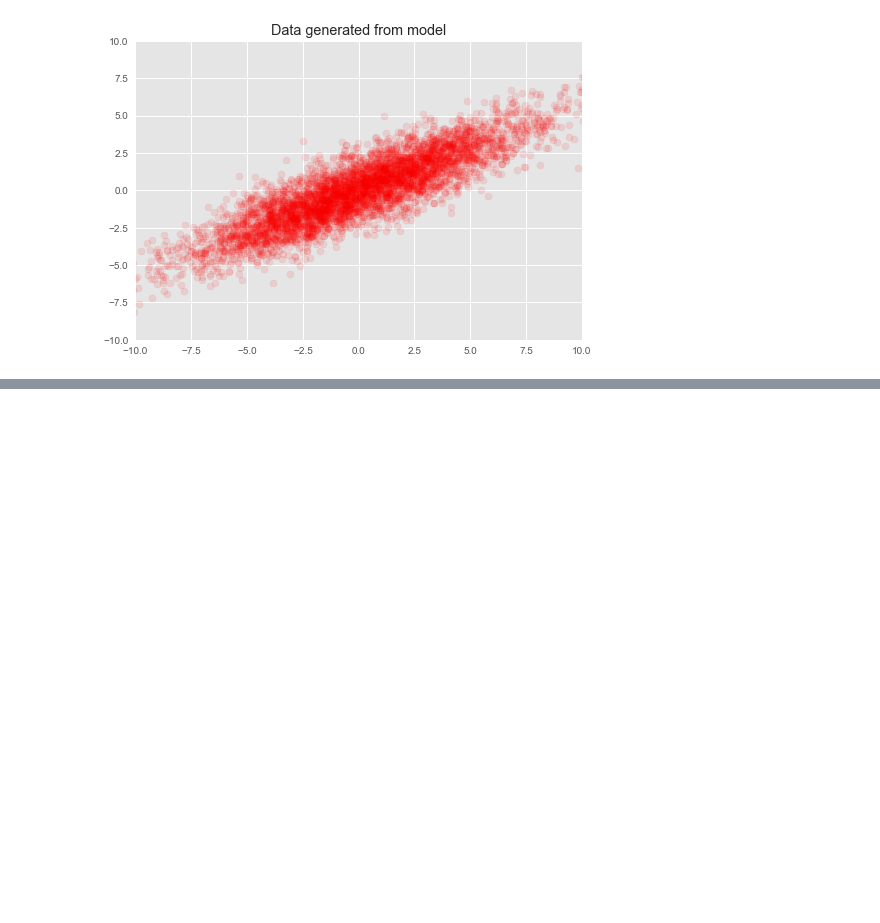
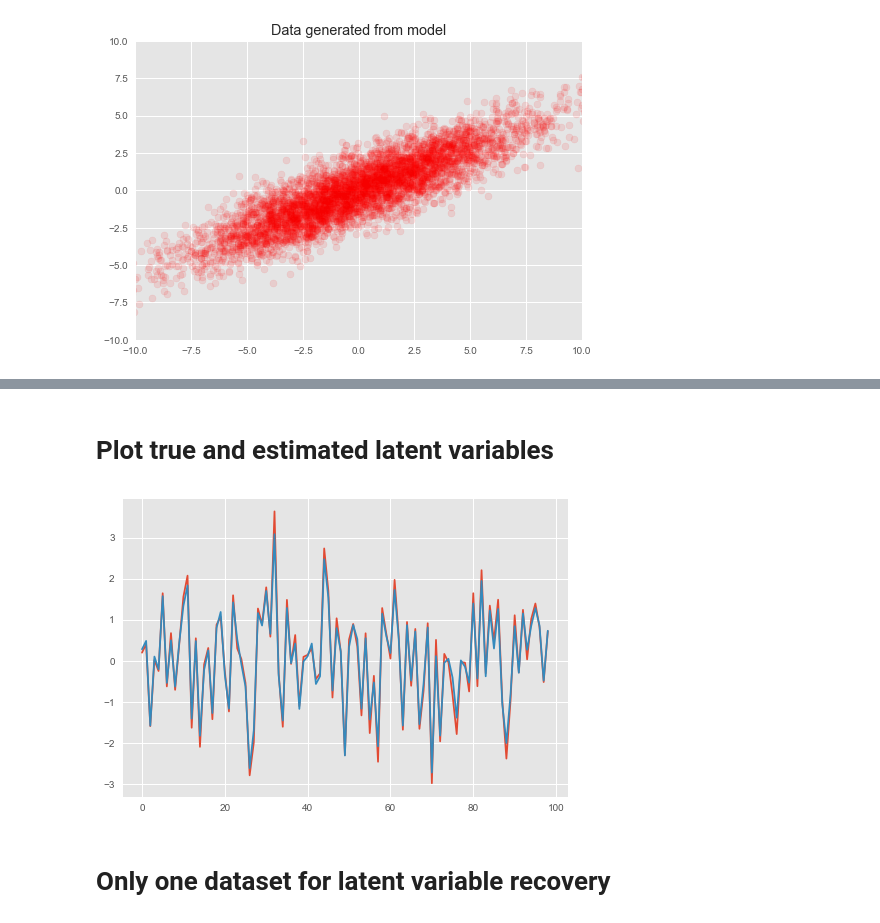
Before and after one commit to JichenHKUST/Deep_problistic_programming, a Jupyter notebook: Edward_Shared_ProbablisticPCA.ipynb, the cells around one changed output, grey strips where cells are left out. Cells and saved outputs as stored; diff of their text form; code cells hidden in the pictures; blank space fills up the shorter version.

```diff
--- a/Edward_Shared_ProbablisticPCA.ipynb
+++ b/Edward_Shared_ProbablisticPCA.ipynb
@@ -118,0 +123,12 @@ plt.show()
+# %%
+qz_samples = np.mean(qz.sample(100).eval(),0)
+# %% [markdown]
+# Plot true and estimated latent variables
+# %%
+plt.plot(qz_samples[1:100,])
+plt.plot(z_true[0,1:100].transpose())
+plt.show()
+# %% [output]
+[figure, added]
+# %% [markdown]
+# Only one dataset for latent variable recovery
```
Also changed, not shown: parts of 10 cells of this notebook.
